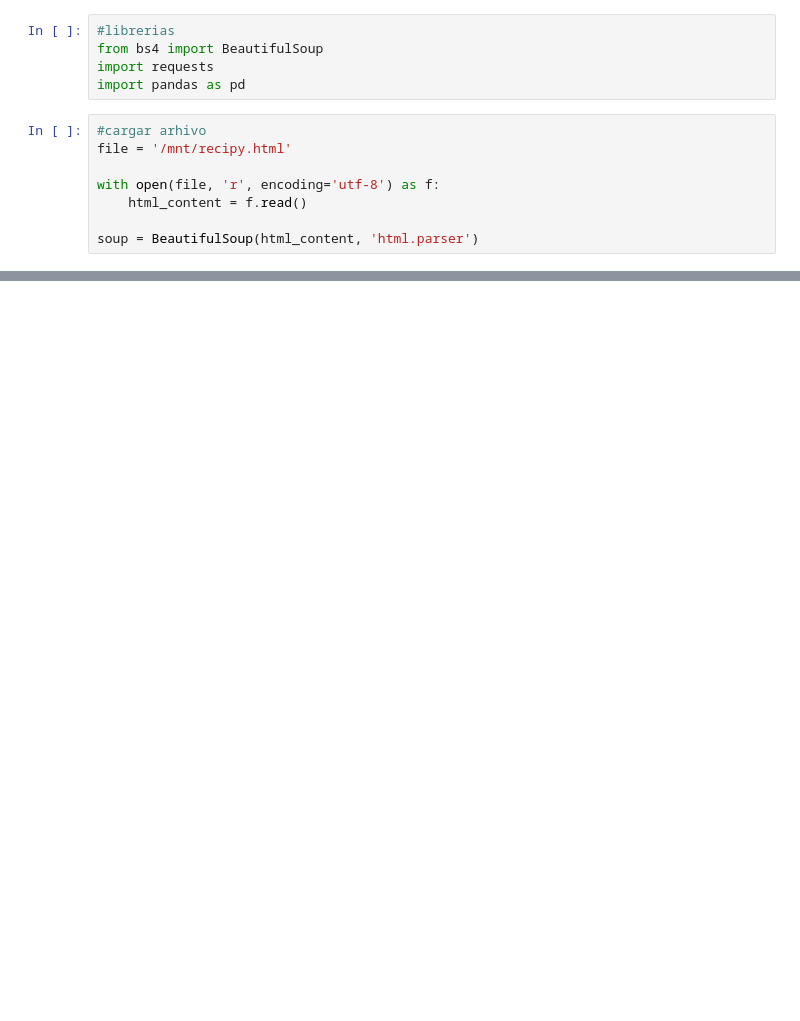
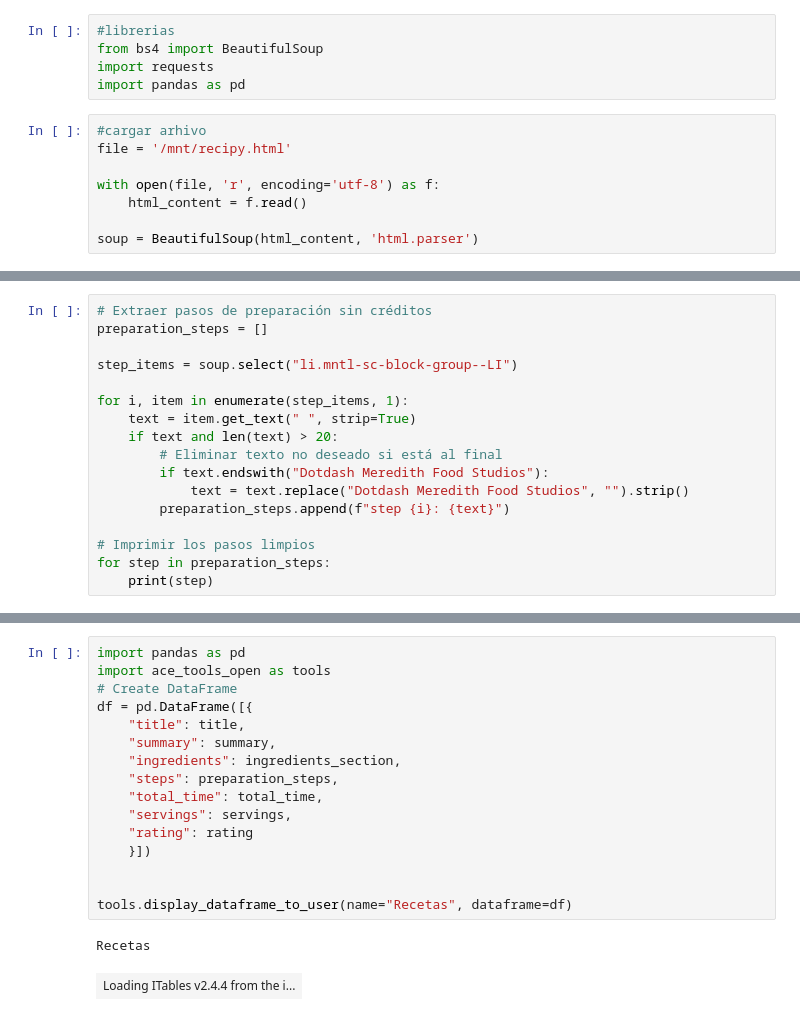
Before and after one commit to hermitt007/Recu_Infor_25a, a Jupyter notebook: Untitled9.ipynb, the cells around one changed output, grey strips where cells are left out. Cells and saved outputs as stored; diff of their text form; blank space fills up the shorter version.

```diff
--- a/Untitled9.ipynb
+++ b/Untitled9.ipynb
@@ -88,0 +84,17 @@ Enjoy warm or at room temperature.
+# %%
+# Extraer pasos de preparación sin créditos
+preparation_steps = []
+
+step_items = soup.select("li.mntl-sc-block-group--LI")
+
+for i, item in enumerate(step_items, 1):
+    text = item.get_text(" ", strip=True)
+    if text and len(text) > 20:
+        # Eliminar texto no deseado si está al final
+        if text.endswith("Dotdash Meredith Food Studios"):
+            text = text.replace("Dotdash Meredith Food Studios", "").strip()
+        preparation_steps.append(f"step {i}: {text}")
+
+# Imprimir los pasos limpios
+for step in preparation_steps:
+    print(step)
@@ -117,0 +156,19 @@ https://www.dotdashmeredith.com/brands/food-drink/allrecipes
+# %%
+import pandas as pd
+import ace_tools_open as tools
+# Create DataFrame
+df = pd.DataFrame([{
+    "title": title,
+    "summary": summary,
+    "ingredients": ingredients_section,
+    "steps": preparation_steps,
+    "total_time": total_time,
+    "servings": servings,
+    "rating": rating
+    }])
+
+
+tools.display_dataframe_to_user(name="Recetas", dataframe=df)
+# %% [output]
+Recetas
+| Loading ITables v2.4.4 from the i... |
```
Also changed, not shown: parts of 23 cells of this notebook.
